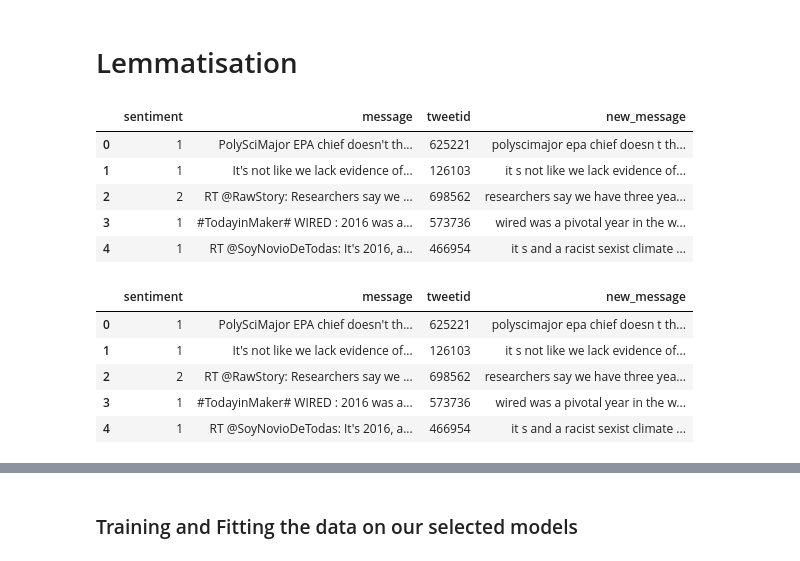
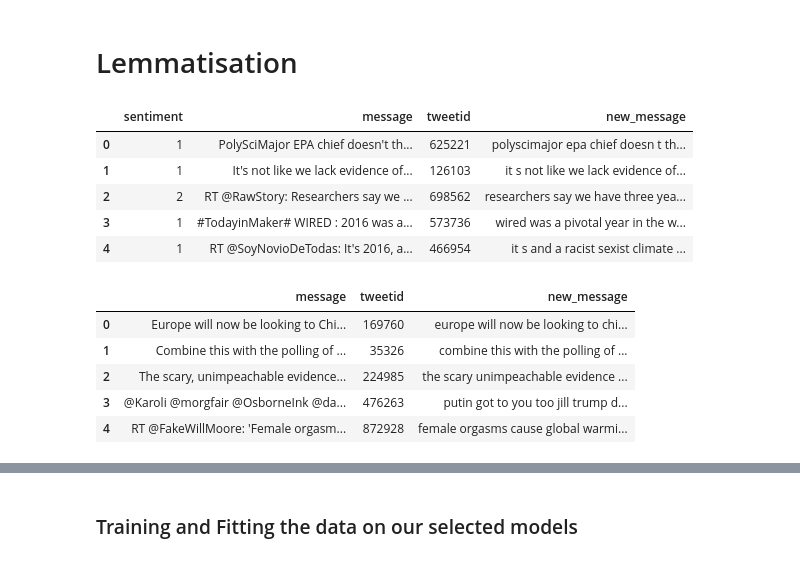
Before and after one commit to ethanmacrae/classification-predict-streamlit-template, a Jupyter notebook: Classification Predict Notebook .ipynb, the cells around one changed output, grey strips where cells are left out. Cells and saved outputs as stored; diff of their text form; code cells hidden in the pictures.

```diff
--- a/Classification Predict Notebook .ipynb
+++ b/Classification Predict Notebook .ipynb
@@ -232,0 +167,3 @@ train_df.describe()
+# %%
+df_train = pd.read_csv('https://raw.githubusercontent.com/ethanmacrae/classification-predict-streamlit-template/master/train.csv')
+df_test = pd.read_csv('https://raw.githubusercontent.com/ethanmacrae/classification-predict-streamlit-template/master/test_with_no_labels.csv')
@@ -250,6 +259,6 @@ def processing(tweet):
 
     return tweet
 # Clean the tweets in the "message" column
-train_df['new_message'] = train_df.message.apply(processing)
-test_df['new_message'] = test_df.message.apply(processing)
+df_train['new_message'] = df_train.message.apply(processing)
+df_test['new_message'] = df_test.message.apply(processing)
 # %%
@@ -298,21 +306,21 @@ def get_wordnet_pos(tag):
     else:
         return wordnet.NOUN
 # %%
-display(train_df.head())
-display(train_df.head())
+display(df_train.head())
+display(df_test.head())
 # %% [output]
 |  | sentiment | message | tweetid | new_message |
 | 0 | 1 | PolySciMajor EPA chief doesn't th... | 625221 | polyscimajor epa chief doesn t th... |
 | 1 | 1 | It's not like we lack evidence of... | 126103 | it s not like we lack evidence of... |
 | 2 | 2 | RT @RawStory: Researchers say we ... | 698562 | researchers say we have three yea... |
 | 3 | 1 | #TodayinMaker# WIRED : 2016 was a... | 573736 | wired was a pivotal year in the w... |
 | 4 | 1 | RT @SoyNovioDeTodas: It's 2016, a... | 466954 | it s and a racist sexist climate ... |
-|  | sentiment | message | tweetid | new_message |
-| 0 | 1 | PolySciMajor EPA chief doesn't th... | 625221 | polyscimajor epa chief doesn t th... |
-| 1 | 1 | It's not like we lack evidence of... | 126103 | it s not like we lack evidence of... |
-| 2 | 2 | RT @RawStory: Researchers say we ... | 698562 | researchers say we have three yea... |
-| 3 | 1 | #TodayinMaker# WIRED : 2016 was a... | 573736 | wired was a pivotal year in the w... |
-| 4 | 1 | RT @SoyNovioDeTodas: It's 2016, a... | 466954 | it s and a racist sexist climate ... |
+|  | message | tweetid | new_message |
+| 0 | Europe will now be looking to Chi... | 169760 | europe will now be looking to chi... |
+| 1 | Combine this with the polling of ... | 35326 | combine this with the polling of ... |
+| 2 | The scary, unimpeachable evidence... | 224985 | the scary unimpeachable evidence ... |
+| 3 | @Karoli @morgfair @OsborneInk @da... | 476263 | putin got to you too jill trump d... |
+| 4 | RT @FakeWillMoore: 'Female orgasm... | 872928 | female orgasms cause global warmi... |
 # %%
 def lemmatize(tweet):
     from sklearn import preprocessing
```
Also changed, not shown: parts of 37 cells of this notebook.
